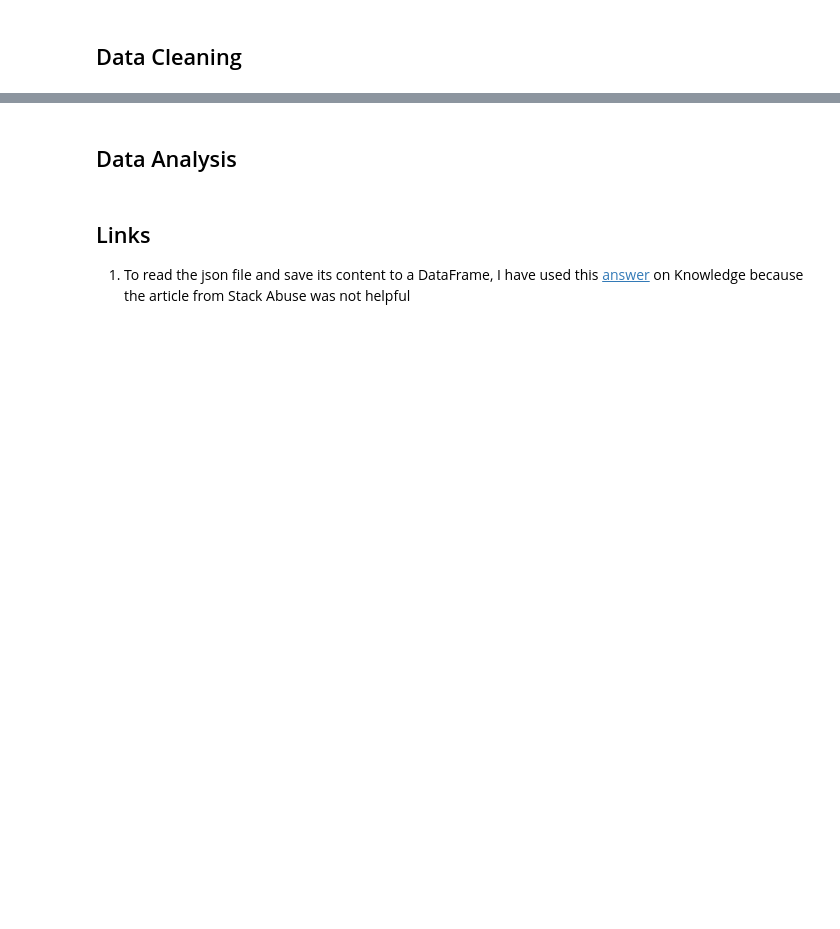
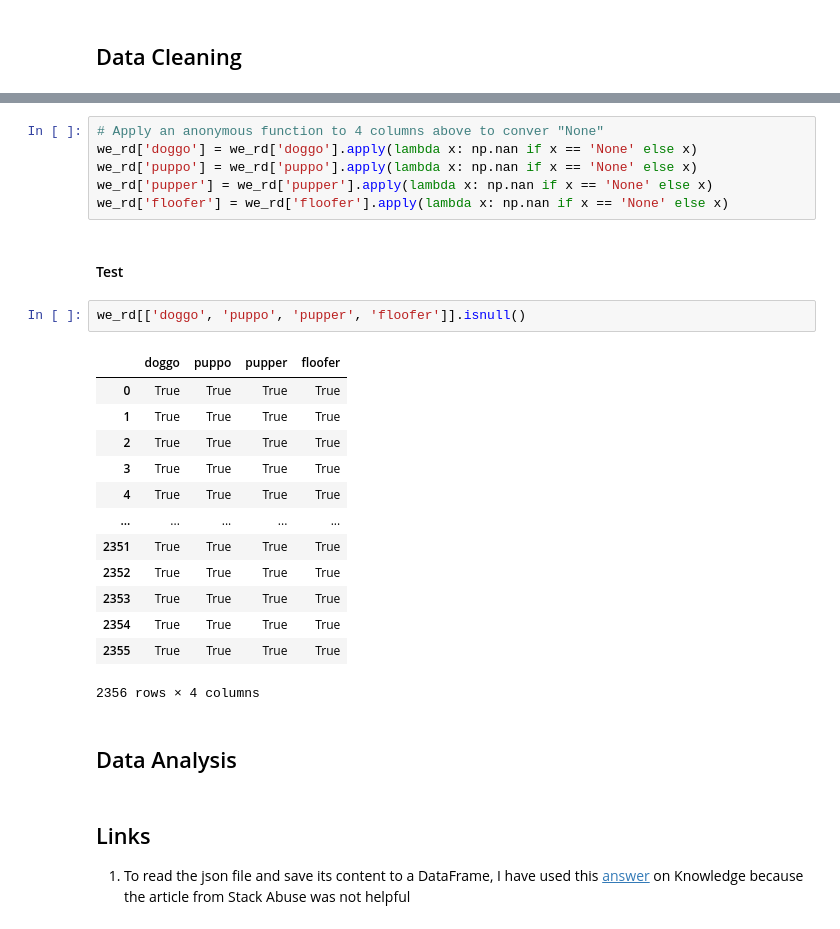
Before and after one commit to BexTuychiev/WeRateDogs_wrangle_analyze, a Jupyter notebook: wrangle_act.ipynb, the cells around one changed output, grey strips where cells are left out. Cells and saved outputs as stored; diff of their text form; blank space fills up the shorter version.

Commit message:
fix: Replace None strings with NaN values in 4 columns

```diff
--- a/wrangle_act.ipynb
+++ b/wrangle_act.ipynb
@@ -243,3 +254,27 @@ tweets_selected[tweets_selected.retweets == 0]
+# %%
+# Apply an anonymous function to 4 columns above to conver "None"
+we_rd['doggo'] = we_rd['doggo'].apply(lambda x: np.nan if x == 'None' else x)
+we_rd['puppo'] = we_rd['puppo'].apply(lambda x: np.nan if x == 'None' else x)
+we_rd['pupper'] = we_rd['pupper'].apply(lambda x: np.nan if x == 'None' else x)
+we_rd['floofer'] = we_rd['floofer'].apply(lambda x: np.nan if x == 'None' else x)
+# %% [markdown]
+#### Test
+# %%
+we_rd[['doggo', 'puppo', 'pupper', 'floofer']].isnull()
+# %% [output]
+|  | doggo | puppo | pupper | floofer |
+| 0 | True | True | True | True |
+| 1 | True | True | True | True |
+| 2 | True | True | True | True |
+| 3 | True | True | True | True |
+| 4 | True | True | True | True |
+| ... | ... | ... | ... | ... |
+| 2351 | True | True | True | True |
+| 2352 | True | True | True | True |
+| 2353 | True | True | True | True |
+| 2354 | True | True | True | True |
+| 2355 | True | True | True | True |
+2356 rows × 4 columns
 # %% [markdown]
 <a id='analysis'></a>
 ## Data Analysis
```
Also changed, not shown: parts of 3 cells of this notebook.
